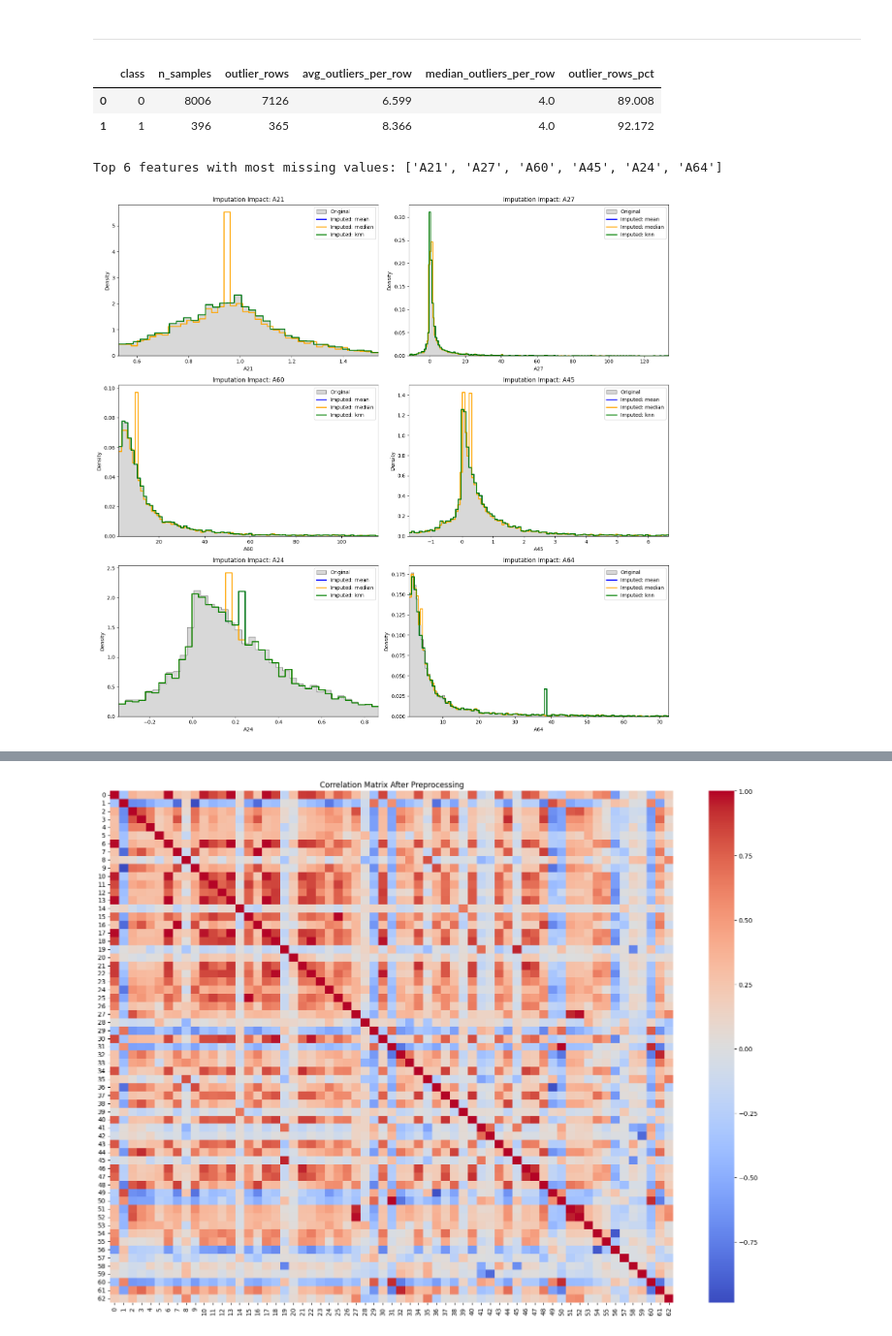
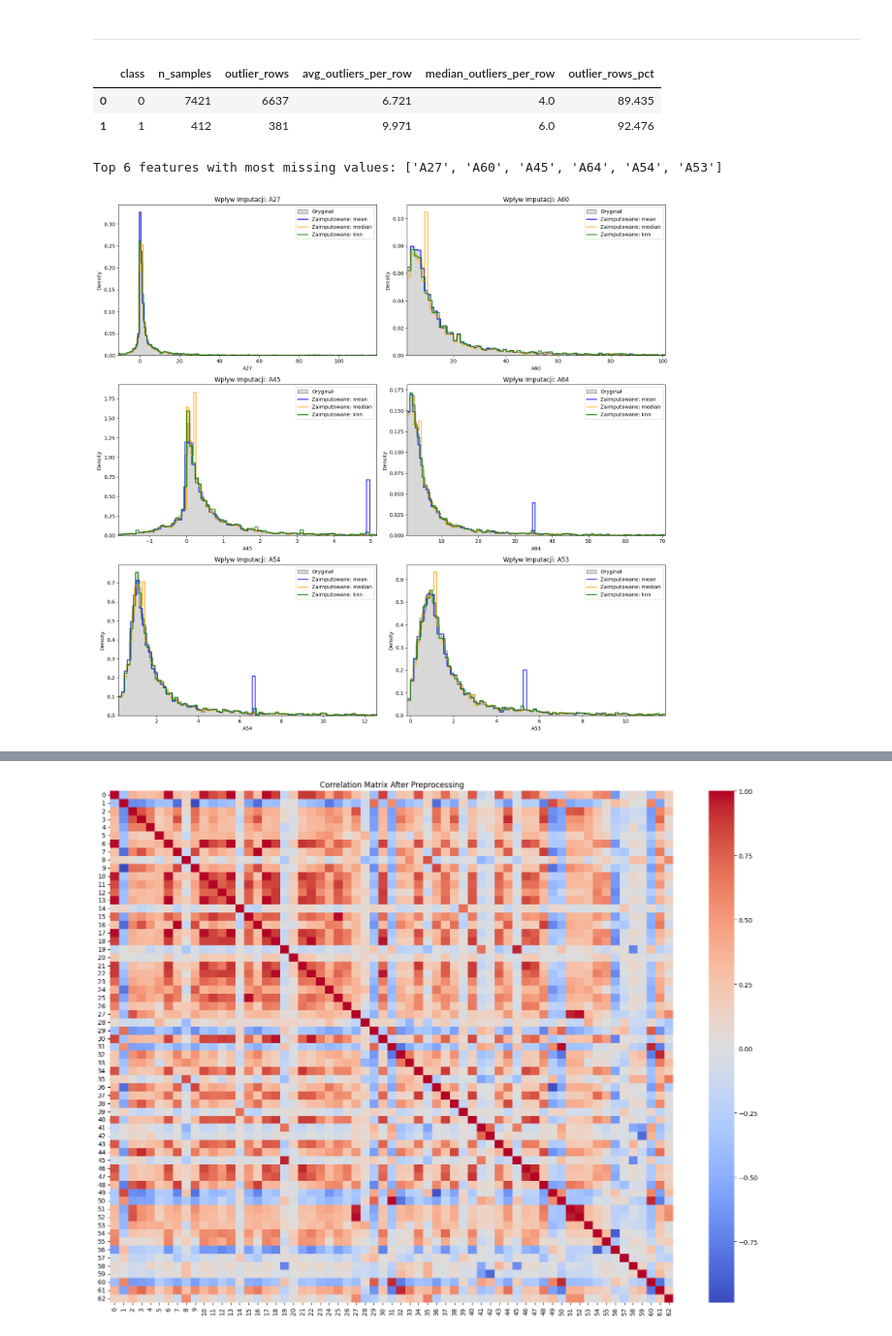
Before and after one commit to jkociecki/machine-learning-pwr, a Jupyter notebook: lab02/report.ipynb, the cells around one changed output, grey strips where cells are left out. Shown at 97% size. Drawn from its saved outputs; the diff is of its cells as text; code cells hidden in the pictures.

```diff
--- a/lab02/report.ipynb
+++ b/lab02/report.ipynb
@@ -106,7 +106,7 @@ plt.show()
 # %% [markdown]
 - filter data for 3 only
 # %%
-mask_2010 = X["year"] == 3
+mask_2010 = X["year"] == 4
 
 X = X[mask_2010].drop(columns=["year"])
 y = y[mask_2010]
@@ -314,8 +314,8 @@ outlier_df, summary = build_outlier_profile_by_class(X_train, y_train, k=1.5)
 summary.round(3)
 # %% [output]
 |  | class | n_samples | outlier_rows | avg_outliers_per_row | median_outliers_per_row | outlier_rows_pct |
-| 0 | 0 | 8006 | 7126 | 6.599 | 4.0 | 89.008 |
-| 1 | 1 | 396 | 365 | 8.366 | 4.0 | 92.172 |
+| 0 | 0 | 7421 | 6637 | 6.721 | 4.0 | 89.435 |
+| 1 | 1 | 412 | 381 | 9.971 | 6.0 | 92.476 |
 # %%
 IMPUTERS = {
     "mean": SimpleImputer(strategy="mean"),
@@ -346,55 +346,85 @@ top_k = 6
 top_k_features = missing_counts.sort_values(ascending=False).head(top_k).index.tolist()
 print(f"Top {top_k} features with most missing values: {top_k_features}")
 # %% [output]
-Top 6 features with most missing values: ['A21', 'A27', 'A60', 'A45', 'A24', 'A64']
+Top 6 features with most missing values: ['A27', 'A60', 'A45', 'A64', 'A54', 'A53']
 # %%
+X_working = X_train[top_k_features].copy()
+
+imputed_dfs = {}
+
+for strategy in ["mean", "median"]:
+    imputer = SimpleImputer(strategy=strategy)
+    imputed_array = imputer.fit_transform(X_working)
+    imputed_dfs[strategy] = pd.DataFrame(imputed_array, columns=top_k_features, index=X_working.index)
+
+
+knn_pipeline = Pipeline([
+    ('scaler', StandardScaler()),
+    ('imputer', KNNImputer(n_neighbors=5))
+])
+
+knn_imputed_scaled = knn_pipeline.fit_transform(X_working)
+knn_imputed_raw = knn_pipeline.named_steps['scaler'].inverse_transform(knn_imputed_scaled)
+
+imputed_dfs["knn"] = pd.DataFrame(knn_imputed_raw, columns=top_k_features, index=X_working.index)
+colors = {"mean": "blue", "median": "orange", "knn": "green"}
+
 n_cols = 2
 n_rows = (len(top_k_features) + 1) // n_cols
 fig, axes = plt.subplots(n_rows, n_cols, figsize=(16, n_rows * 5))
 axes = axes.flatten()
 
 for i, feature in enumerate(top_k_features):
     ax = axes[i]
-    lower, upper = X_train[feature].quantile([0.05, 0.95])
+    lower, upper = X_working[feature].quantile([0.05, 0.95])
 
+    if lower == upper:
+        lower = X_working[feature].min()
+        upper = X_working[feature].max()
+
+    # Rysujemy oryginał
     sns.histplot(
-        X_train[feature],
+        X_working[feature],
         ax=ax,
-        label="Original",
+        label="Oryginał",
         color="gray",
         alpha=0.3,
         element="step",
         stat="density",
         binrange=(lower, upper),
     )
 
-    colors = {"mean": "blue", "median": "orange", "knn": "green"}
+    # Rysujemy zaimputowane serie z gotowych DataFrame'ów
+    for method_name, color in colors.items():
+        if method_name in imputed_dfs:
+            # Wyciągamy gotową kolumnę dla danej cechy
+            imputed_series = imputed_dfs[method_name][feature]
 
-    for name, imputer in IMPUTERS.items():
-        imputed_values = imputer.fit_transform(X_train[[feature]]).flatten()
-        sns.histplot(
-            imputed_values,
-            ax=ax,
-            label=f"Imputed: {name}",
-            element="step",
-            fill=False,
-            stat="density",
-            color=colors[name],
-            binrange=(lower, upper),
-            linewidth=2,
-        )
+            sns.histplot(
+                imputed_series,
+                ax=ax,
+                label=f"Zaimputowane: {method_name}",
+                element="step",
+                fill=False,
+                stat="density",
+                color=color,
+                binrange=(lower, upper),
+                linewidth=2,
+                alpha=0.8 # Dodana lekka przezroczystość, by widzieć nakładanie
+            )
 
-    ax.set_title(f"Imputation Impact: {feature}")
+    ax.set_title(f"Wpływ Imputacji: {feature}")
     ax.set_xlim(lower, upper)
     ax.legend()
 
+# Usuwanie pustych subplotów
 for j in range(i + 1, len(axes)):
     fig.delaxes(axes[j])
 
 plt.tight_layout()
 plt.show()
 # %% [output]
-[figure, old version]
+[figure, new version]
 # %%
 base_imputer = SimpleImputer(strategy="median")
 X_imputed = pd.DataFrame(
```
Also changed, not shown: parts of 15 cells of this notebook.
